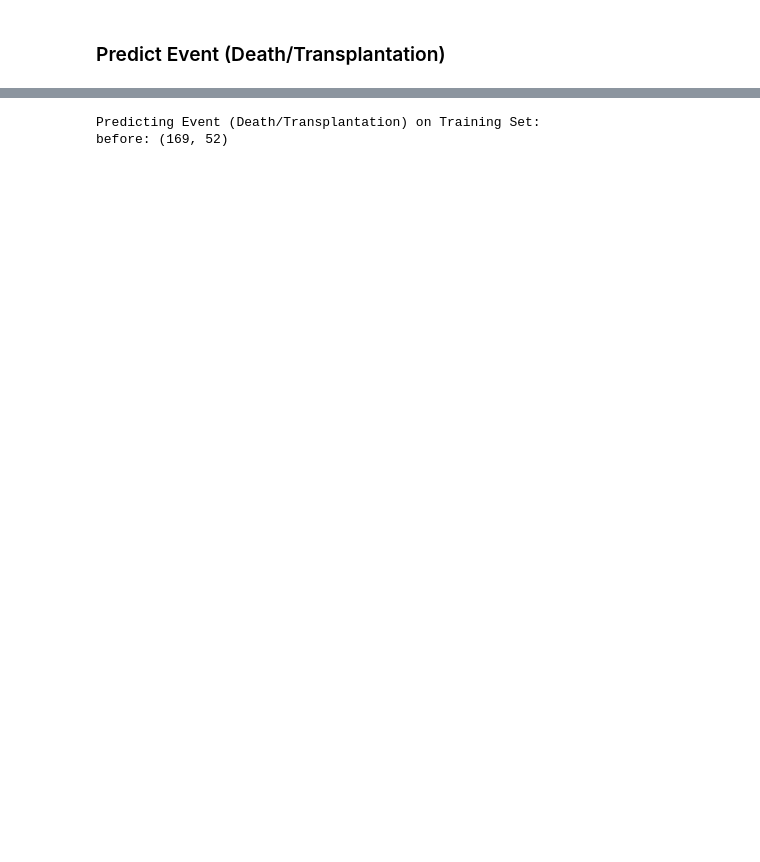
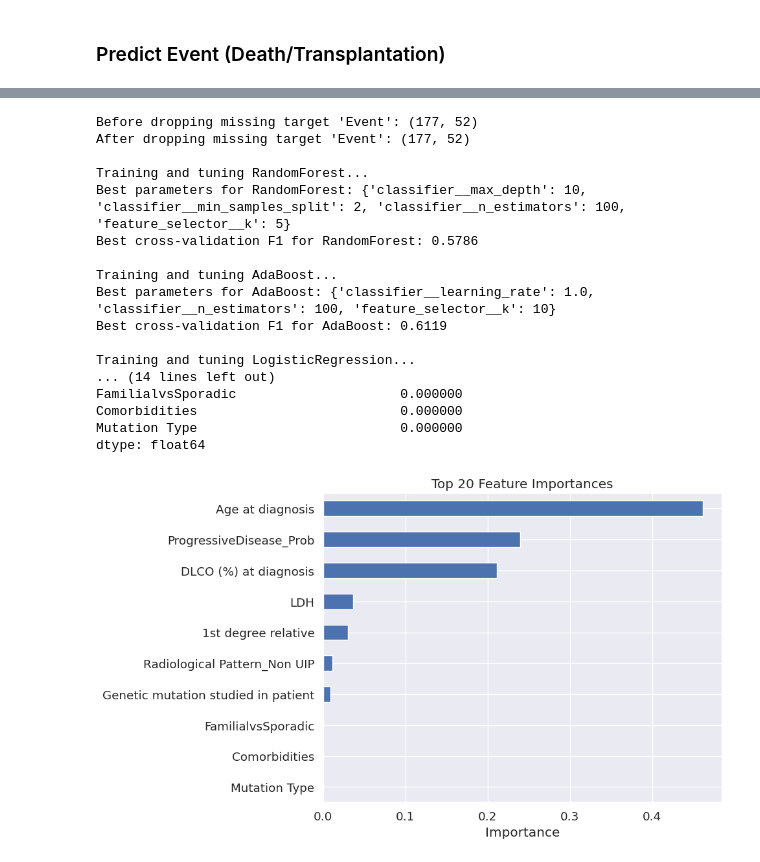
Before and after one commit to oriolmirolf/FibroPred, a Jupyter notebook: basic_model.ipynb, the cells around one changed output, grey strips where cells are left out. Cells and saved outputs as stored; diff of their text form; code cells hidden in the pictures; blank space fills up the shorter version.

```diff
--- a/basic_model.ipynb
+++ b/basic_model.ipynb
@@ -91,22 +89,22 @@ selected_features = [
        'Liver Problem',
        'TERT',
        #'COD NUMBER',
-       #'Final diagnosis',
+       'Final diagnosis',
        'Event'
        ]
 # %%
-data_path = 'data/FibroPredCODIFICADA.xlsx'  # Replace with your actual file path
+data_path = 'data/FibroPredCODIFICADA.xlsx'  # Adjust the path as needed
 df = pd.read_excel(data_path, skiprows=1)
 
+# Clean the data
 cleaner = DataCleaner(df)
 df_clean = cleaner.clean(selected_features=selected_features, features_to_drop=features_to_drop)
 
+# Split the data into training and testing sets
 df_train, df_test = train_test_split(
     df_clean,
     test_size=0.2,
     shuffle=True,
-    # random_state=42,
-    stratify=df_clean['Progressive disease']
 )
 # %% [output]
 Dropped features: ['Detail', 'Detail on NON UIP', 'Pathology Pattern Binary', 'Pathology pattern', 'Extras AP', 'Treatment', 'Extra', 'Transplantation date', 'Date of death', 'Cause of death', 'Identi ...
@@ -216,5 +155,2 @@ ROC AUC Score: 0.91
 # %% [markdown]
 ### Predict Event (Death/Transplantation)
-# %%
-df_train = df_train.dropna(subset=['Progressive Disease'])
-df_test = df_test.dropna(subset=['Progressive Disease'])
@@ -227,46 +157,56 @@ y_prob_train_prog.shape
-# %%
-df_train['ProgressiveDisease_Prob'] = y_prob_train_prog
-df_test['ProgressiveDisease_Prob'] = y_prob_test_prog
 # %%
+# Prepare training and testing data for Event prediction
+other_columns_to_drop = ['Necessity of transplantation', 'Death', 'Progressive disease']
+df_train_EVENT = df_train.drop(columns=other_columns_to_drop, errors='ignore')
+df_test_EVENT = df_test.drop(columns=other_columns_to_drop, errors='ignore')
 
+# Add ProgressiveDisease_Prob as a feature
+df_train_EVENT['ProgressiveDisease_Prob'] = y_prob_train_prog
+df_test_EVENT['ProgressiveDisease_Prob'] = y_prob_test_prog
 
-# Step 4: Predict Event (Death/Transplantation)
-print("\nPredicting Event (Death/Transplantation) on Training Set:")
-predictor_event = Predictor(df_train, 'Event')
+# Initialize the Predictor for Event
+predictor_event = Predictor(df_train_EVENT, 'Event')
 X_train_event, y_train_event = predictor_event.prepare_data()
 
-# Cross-validation on training set
+# Train the model
+predictor_event.train_model(X_train_event, y_train_event)
+
+# Cross-validated predictions on training set
 y_prob_train_event = predictor_event.cross_val_predict_proba(X_train_event, y_train_event)
 
-# Evaluate cross-validated predictions on training set
+# Evaluate the model
 predictor_event.evaluate_model(y_train_event, y_prob_train_event)
 
-visualize_all(
-    y_true=y_train_event,
-    y_prob=y_prob_train_event,
-    threshold=0.45,
-)
-
-
-# Train on full training set
-predictor_event.train_model(X_train_event, y_train_event)
-
-# Prepare test set for event prediction
-predictor_event_test = Predictor(df_test, 'Event')
-X_test_event, y_test_event = predictor_event_test.prepare_data()
+# Visualize results (if visualize_all function is available)
+visualize_all(y_true=y_train_event, y_prob=y_prob_train_event)
 
 # Predict on test set
+X_test_event = df_test_EVENT.drop(columns=['Event'], errors='ignore')
+y_test_event = df_test_EVENT['Event']
 y_prob_test_event = predictor_event.predict(X_test_event)
 
 # Evaluate on test set
 print("\nEvaluating Event Prediction on Test Set:")
 predictor_event.evaluate_model(y_test_event, y_prob_test_event)
 
-visualize_all(
-    y_true=y_test_event,
-    y_prob=y_prob_test_event,
-    set_type='Test'
-)
+# Visualize test results (if visualize_all function is available)
+visualize_all(y_true=y_test_event, y_prob=y_prob_test_event, set_type='Test')
 # %% [output]
-Predicting Event (Death/Transplantation) on Training Set:
-before: (169, 52)
+Before dropping missing target 'Event': (177, 52)
+After dropping missing target 'Event': (177, 52)
+
+Training and tuning RandomForest...
+Best parameters for RandomForest: {'classifier__max_depth': 10, 'classifier__min_samples_split': 2, 'classifier__n_estimators': 100, 'feature_selector__k': 5}
+Best cross-validation F1 for RandomForest: 0.5786
+
+Training and tuning AdaBoost...
+Best parameters for AdaBoost: {'classifier__learning_rate': 1.0, 'classifier__n_estimators': 100, 'feature_selector__k': 10}
+Best cross-validation F1 for AdaBoost: 0.6119
+
+Training and tuning LogisticRegression...
+... (14 lines left out)
+FamilialvsSporadic                     0.000000
+Comorbidities                          0.000000
+Mutation Type                          0.000000
+dtype: float64
+[figure, added]
```
Also changed, not shown: parts of 8 cells of this notebook, 4 other files.
